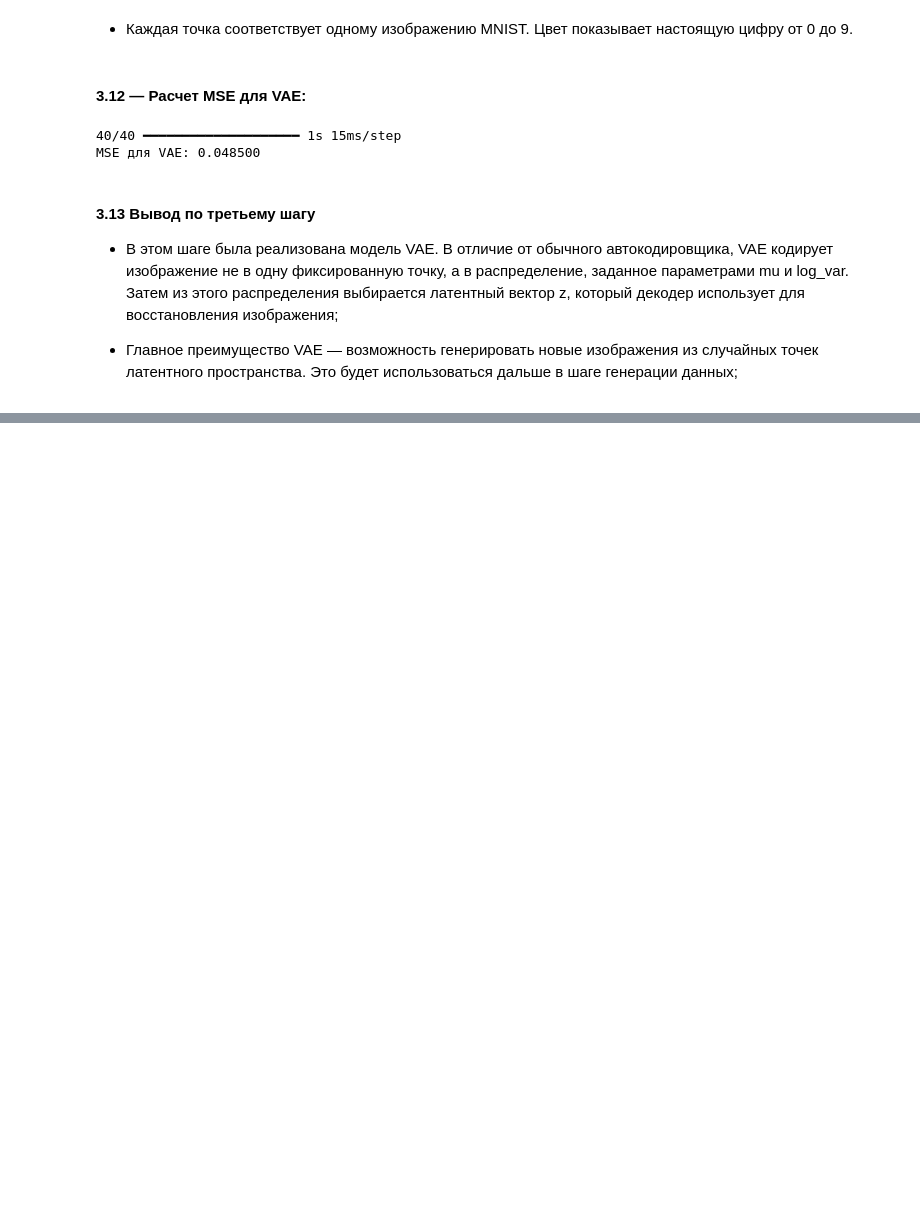
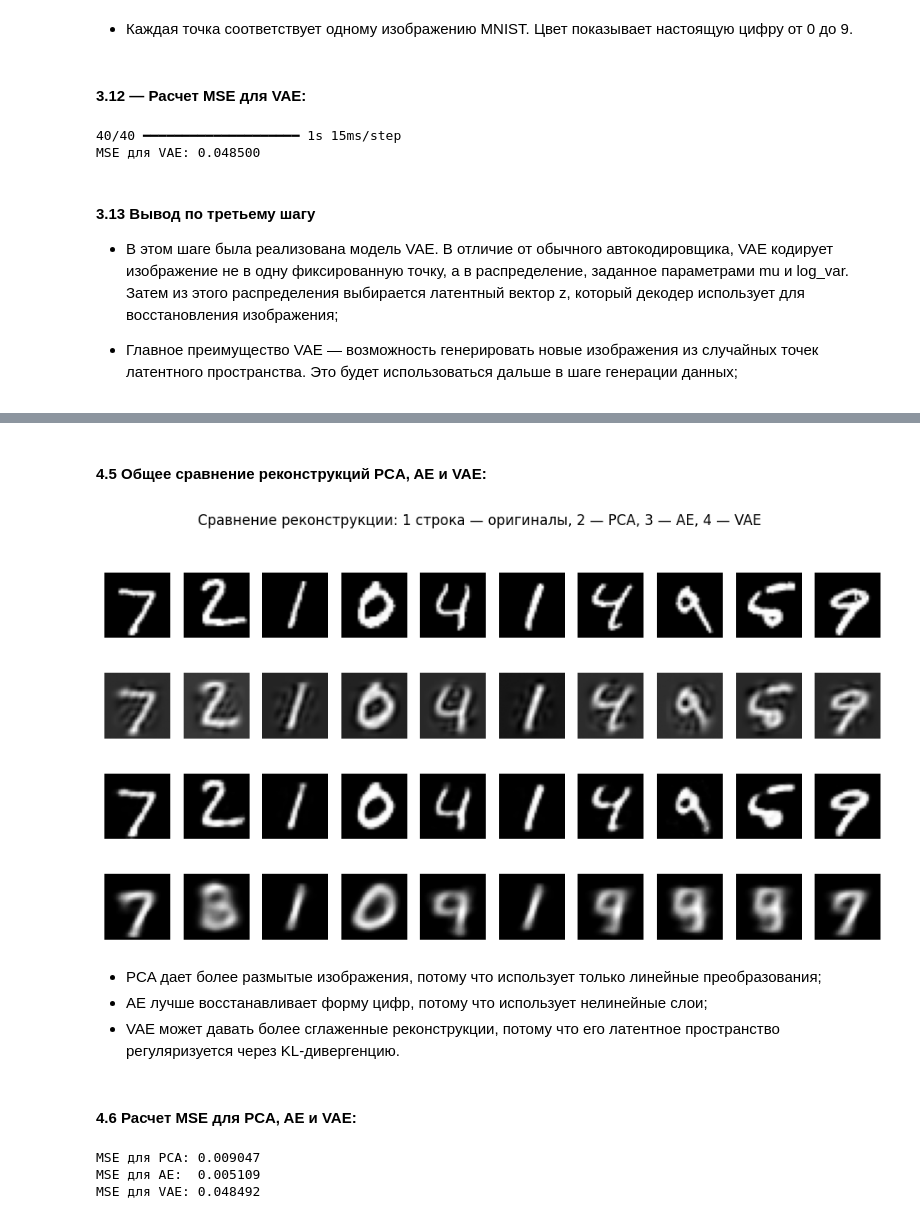
Before and after one commit to tarasovEgor/DeepLearningKurs, a Jupyter notebook: src/lab_4/VAE_lab_4.ipynb, the cells around one changed output, grey strips where cells are left out. Cells and saved outputs as stored; diff of their text form; code cells hidden in the pictures; blank space fills up the shorter version.

```diff
--- a/src/lab_4/VAE_lab_4.ipynb
+++ b/src/lab_4/VAE_lab_4.ipynb
@@ -767,0 +829,9 @@ MSE для VAE: 0.048500
+# %%
+# Реконструкция тестовых изображений с помощью обычного автокодировщика AE
+x_test_ae_reconstructed = autoencoder.predict(x_test, batch_size=256)
+
+# Реконструкция тестовых изображений с помощью VAE
+x_test_vae_reconstructed = vae.predict(x_test, batch_size=256)
+
+print("AE reconstructed:", x_test_ae_reconstructed.shape)
+print("VAE reconstructed:", x_test_vae_reconstructed.shape)
@@ -767,0 +843,57 @@ MSE для VAE: 0.048500
+# %% [markdown]
+#### 4.5 Общее сравнение реконструкций PCA, AE и VAE:
+# %%
+num_images = 10
+
+plt.figure(figsize=(12, 6))
+
+for i in range(num_images):
+    # Оригиналы
+    plt.subplot(4, num_images, i + 1)
+    plt.imshow(x_test[i].reshape(28, 28), cmap="gray")
+    plt.axis("off")
+
+    # PCA
+    plt.subplot(4, num_images, num_images + i + 1)
+    plt.imshow(x_test_pca_reconstructed[i].reshape(28, 28), cmap="gray")
+    plt.axis("off")
+
+    # AE
+    plt.subplot(4, num_images, 2 * num_images + i + 1)
+    plt.imshow(x_test_ae_reconstructed[i].reshape(28, 28), cmap="gray")
+    plt.axis("off")
+
+    # VAE
+    plt.subplot(4, num_images, 3 * num_images + i + 1)
+    plt.imshow(x_test_vae_reconstructed[i].reshape(28, 28), cmap="gray")
+    plt.axis("off")
+
+plt.suptitle(
+    "Сравнение реконструкции: 1 строка — оригиналы, 2 — PCA, 3 — AE, 4 — VAE"
+)
+plt.show()
+# %% [output]
+[figure, added]
+# %% [markdown]
+- PCA дает более размытые изображения, потому что использует только линейные преобразования;
+- AE лучше восстанавливает форму цифр, потому что использует нелинейные слои;
+- VAE может давать более сглаженные реконструкции, потому что его латентное пространство регуляризуется через KL-дивергенцию.
+# %% [markdown]
+#### 4.6 Расчет MSE для PCA, AE и VAE:
+# %%
+# Преобразуем реконструкции AE и VAE в одномерные векторы
+x_test_ae_reconstructed_flat = x_test_ae_reconstructed.reshape(len(x_test_ae_reconstructed), -1)
+x_test_vae_reconstructed_flat = x_test_vae_reconstructed.reshape(len(x_test_vae_reconstructed), -1)
+
+# Считаем MSE
+mse_pca = mean_squared_error(x_test_flat, x_test_pca_reconstructed_flat)
+mse_ae = mean_squared_error(x_test_flat, x_test_ae_reconstructed_flat)
+mse_vae = mean_squared_error(x_test_flat, x_test_vae_reconstructed_flat)
+
+print(f"MSE для PCA: {mse_pca:.6f}")
+print(f"MSE для AE:  {mse_ae:.6f}")
+print(f"MSE для VAE: {mse_vae:.6f}")
+# %% [output]
+MSE для PCA: 0.009047
+MSE для AE:  0.005109
+MSE для VAE: 0.048492
```
Also changed, not shown: parts of 11 cells of this notebook.
